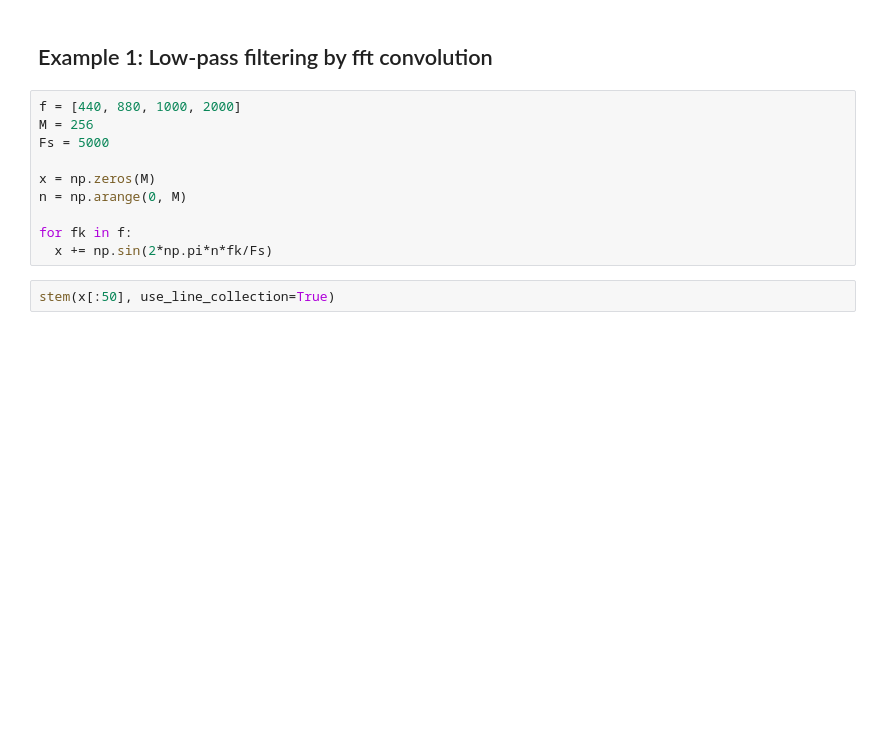
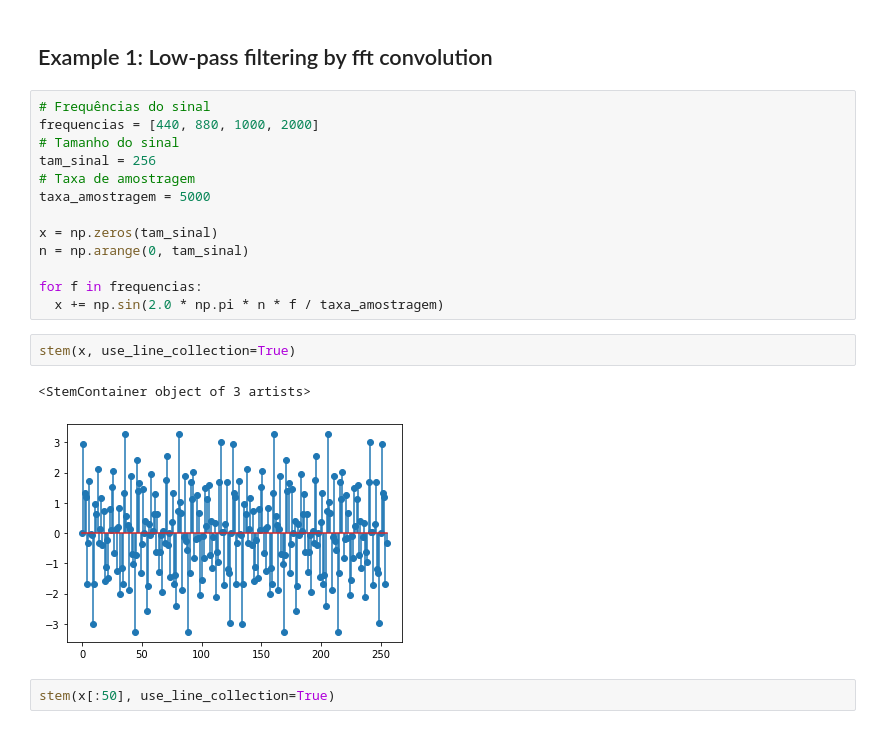
Before and after one commit to julianafalves/Sinais-Digitais, a Jupyter notebook: Projeto2.ipynb, the cells around one changed output. Saved outputs shown, nothing was run; the diff lists cells and outputs as text; blank space fills up the shorter version.

```diff
--- a/Projeto2.ipynb
+++ b/Projeto2.ipynb
@@ -88,15 +87,23 @@ print(yc)
 # %% [markdown]
 ## Example 1: Low-pass filtering by fft convolution
 # %%
-f = [440, 880, 1000, 2000]
-M = 256
-Fs = 5000
+# Frequências do sinal
+frequencias = [440, 880, 1000, 2000]
+# Tamanho do sinal
+tam_sinal = 256
+# Taxa de amostragem
+taxa_amostragem = 5000
 
-x = np.zeros(M)
-n = np.arange(0, M)
+x = np.zeros(tam_sinal)
+n = np.arange(0, tam_sinal)
 
-for fk in f:
-  x += np.sin(2*np.pi*n*fk/Fs)
+for f in frequencias:
+  x += np.sin(2.0 * np.pi * n * f / taxa_amostragem)
+# %%
+stem(x, use_line_collection=True)
+# %% [output]
+<StemContainer object of 3 artists>
+[figure, added]
 # %%
 stem(x[:50], use_line_collection=True)
 # %% [output]
```
Also changed, not shown: parts of 24 cells of this notebook.
